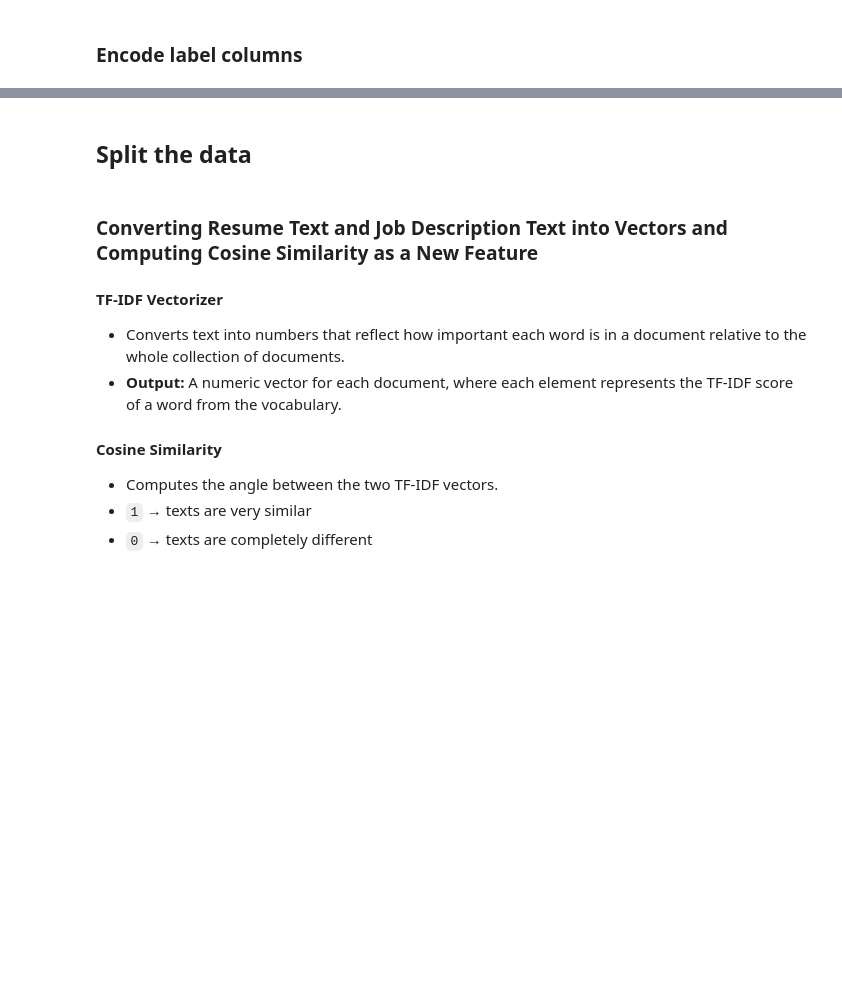
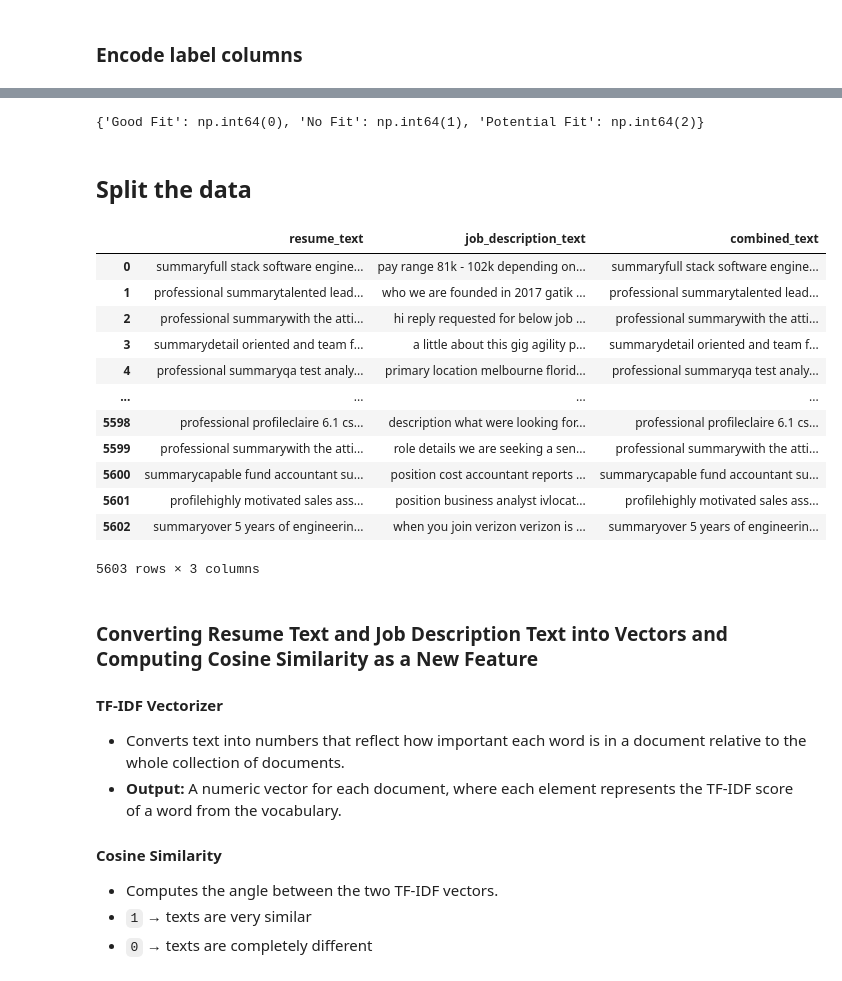
Before and after one commit to zeinasamer/resume_job_fit_classification, a Jupyter notebook: resume_job_fit_classification.ipynb, the cells around one changed output, grey strips where cells are left out. Cells and saved outputs as stored; diff of their text form; code cells hidden in the pictures; blank space fills up the shorter version.

```diff
--- a/resume_job_fit_classification.ipynb
+++ b/resume_job_fit_classification.ipynb
@@ -177,3 +308,10 @@ print(df['combined_text'][0])
 summaryhighly motivated sales associate with extensive customer service and sales experience. outgoing sales professional with track record of driving increased sales improving buying experience and e ...
 # %% [markdown]
 ### Encode label columns
+# %%
+from sklearn.preprocessing import LabelEncoder
+
+le = LabelEncoder()
+df['label_encoded'] = le.fit_transform(df['label'])
+
+del df['label']
@@ -180,5 +327,43 @@ summaryhighly motivated sales associate with extensive customer service and sale
+# %%
+label_mapping = dict(zip(le.classes_, le.transform(le.classes_)))
+label_mapping
+# %% [output]
+{'Good Fit': np.int64(0), 'No Fit': np.int64(1), 'Potential Fit': np.int64(2)}
 # %% [markdown]
 ## Split the data
+# %%
+from sklearn.model_selection import train_test_split
+
+df_full_train, df_test = train_test_split(df, test_size=0.15, random_state=1, stratify=df['label_encoded'])
+df_train, df_val = train_test_split(df_full_train,test_size=0.176, random_state=1, stratify=df_full_train['label_encoded'])
+
+df_train = df_train.reset_index(drop=True)
+df_val = df_val.reset_index(drop=True)
+df_test = df_test.reset_index(drop=True)
+
+y_train = df_train.label_encoded.values
+y_val = df_val.label_encoded.values
+y_test = df_test.label_encoded.values
+
+del df_train['label_encoded']
+del df_val['label_encoded']
+del df_test['label_encoded']
+# %%
+df_train
+# %% [output]
+|  | resume_text | job_description_text | combined_text |
+| 0 | summaryfull stack software engine... | pay range 81k - 102k depending on... | summaryfull stack software engine... |
+| 1 | professional summarytalented lead... | who we are founded in 2017 gatik ... | professional summarytalented lead... |
+| 2 | professional summarywith the atti... | hi reply requested for below job ... | professional summarywith the atti... |
+| 3 | summarydetail oriented and team f... | a little about this gig agility p... | summarydetail oriented and team f... |
+| 4 | professional summaryqa test analy... | primary location melbourne florid... | professional summaryqa test analy... |
+| ... | ... | ... | ... |
+| 5598 | professional profileclaire 6.1 cs... | description what were looking for... | professional profileclaire 6.1 cs... |
+| 5599 | professional summarywith the atti... | role details we are seeking a sen... | professional summarywith the atti... |
+| 5600 | summarycapable fund accountant su... | position cost accountant reports ... | summarycapable fund accountant su... |
+| 5601 | profilehighly motivated sales ass... | position business analyst ivlocat... | profilehighly motivated sales ass... |
+| 5602 | summaryover 5 years of engineerin... | when you join verizon verizon is ... | summaryover 5 years of engineerin... |
+5603 rows × 3 columns
 # %% [markdown]
 ### Converting Resume Text and Job Description Text into Vectors and Computing Cosine Similarity as a New Feature
 
```
Also changed, not shown: parts of 5 cells of this notebook.
